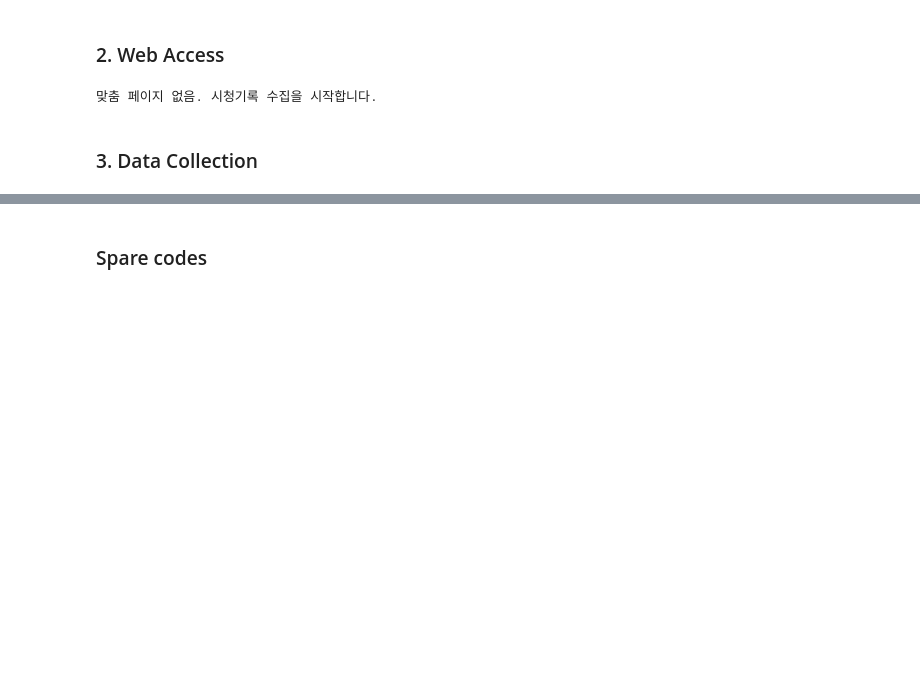
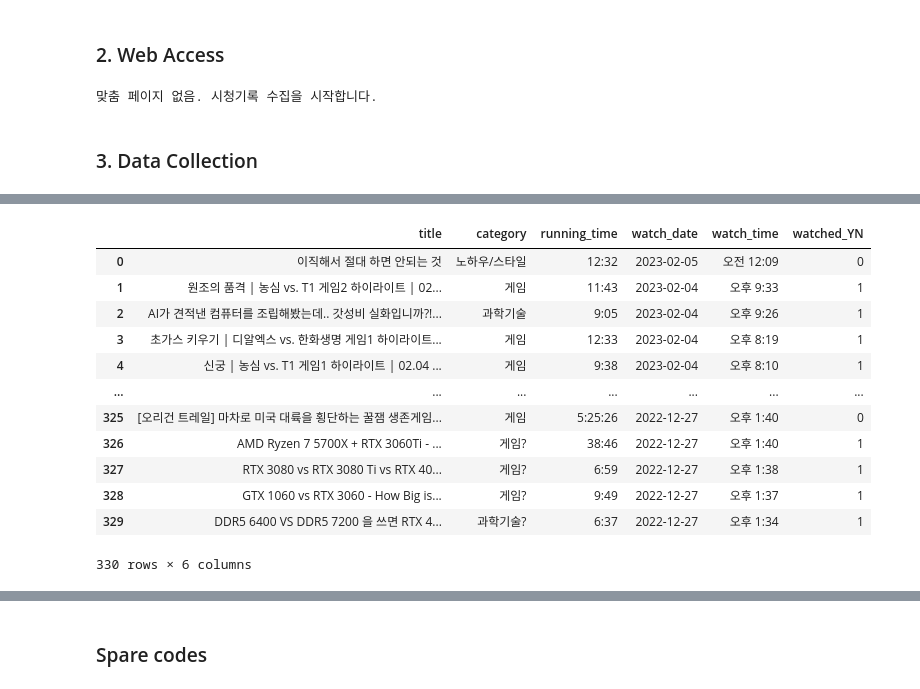
Before and after one commit to Jhwan-adV/side1_youtube, a Jupyter notebook: 001_web_access.ipynb, the cells around one changed output, grey strips where cells are left out. Saved outputs shown, nothing was run; the diff lists cells and outputs as text; code cells hidden in the pictures; blank space fills up the shorter version.

```diff
--- a/001_web_access.ipynb
+++ b/001_web_access.ipynb
@@ -105,8 +106,8 @@ except:
 # %%
 def get_day(weekday=datetime.today().weekday()):
-    from datetime import datetime
-
     list = ['월', '화', '수', '목', '금', '토', '일']
     return list[weekday]
 
-get_day()
+
+def get_date(data_date):
+    return datetime.strptime(data_date, '%Y%m%d').strftime('%Y-%m-%d')
@@ -177,0 +132,6 @@ Watch Time: 오후 2:32
+# %%
+import pandas as pd
+columns_rec = ['title', 'category', 'running_time',
+               'watch_date', 'watch_time',  'watched_YN']
+df_record = pd.DataFrame(columns=columns_rec)
+df_record.head()
@@ -177,0 +140,4 @@ Watch Time: 오후 2:32
+# %%
+columns_ser = ['searchword', 'search_date', 'search_time']
+df_search = pd.DataFrame(columns=columns_ser)
+df_search.head()
@@ -177,0 +228,17 @@ Watch Time: 오후 2:32
+# %%
+df_record.to_csv('230205_watch_record.csv', encoding='utf-8')
+df_record
+# %% [output]
+|  | title | category | running_time | watch_date | watch_time | watched_YN |
+| 0 | 이직해서 절대 하면 안되는 것 | 노하우/스타일 | 12:32 | 2023-02-05 | 오전 12:09 | 0 |
+| 1 | 원조의 품격 | 농심 vs. T1 게임2 하이라이트 | 02... | 게임 | 11:43 | 2023-02-04 | 오후 9:33 | 1 |
+| 2 | AI가 견적낸 컴퓨터를 조립해봤는데.. 갓성비 실화입니까?!... | 과학기술 | 9:05 | 2023-02-04 | 오후 9:26 | 1 |
+| 3 | 초가스 키우기 | 디알엑스 vs. 한화생명 게임1 하이라이트... | 게임 | 12:33 | 2023-02-04 | 오후 8:19 | 1 |
+| 4 | 신궁 | 농심 vs. T1 게임1 하이라이트 | 02.04 ... | 게임 | 9:38 | 2023-02-04 | 오후 8:10 | 1 |
+| ... | ... | ... | ... | ... | ... | ... |
+| 325 | [오리건 트레일] 마차로 미국 대륙을 횡단하는 꿀잼 생존게임... | 게임 | 5:25:26 | 2022-12-27 | 오후 1:40 | 0 |
+| 326 | AMD Ryzen 7 5700X + RTX 3060Ti - ... | 게임? | 38:46 | 2022-12-27 | 오후 1:40 | 1 |
+| 327 | RTX 3080 vs RTX 3080 Ti vs RTX 40... | 게임? | 6:59 | 2022-12-27 | 오후 1:38 | 1 |
+| 328 | GTX 1060 vs RTX 3060 - How Big is... | 게임? | 9:49 | 2022-12-27 | 오후 1:37 | 1 |
+| 329 | DDR5 6400 VS DDR5 7200 을 쓰면 RTX 4... | 과학기술? | 6:37 | 2022-12-27 | 오후 1:34 | 1 |
+330 rows × 6 columns
```
Also changed, not shown: parts of 35 cells of this notebook, 4 other files.
